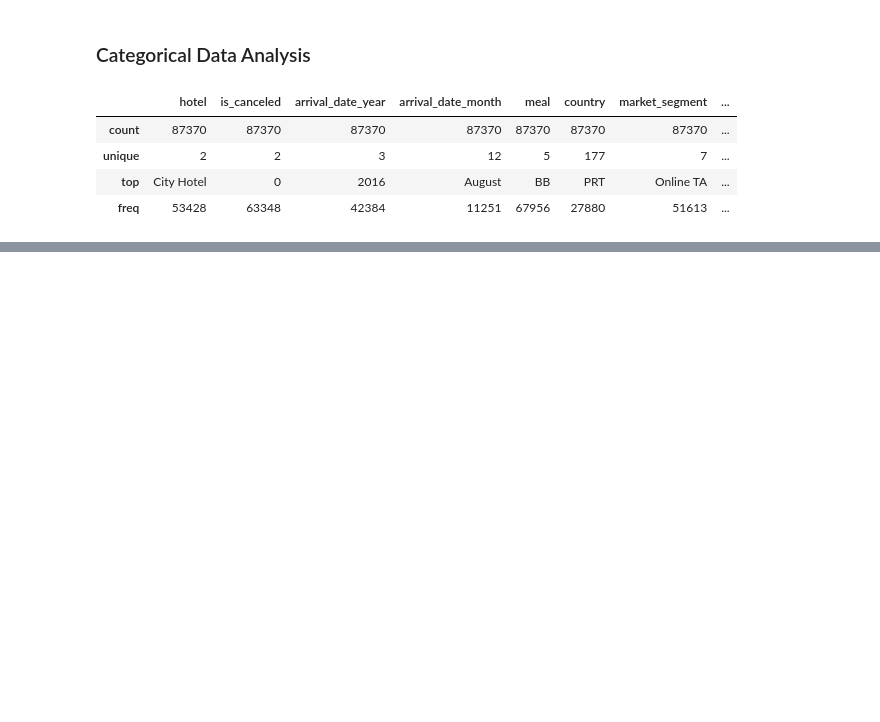
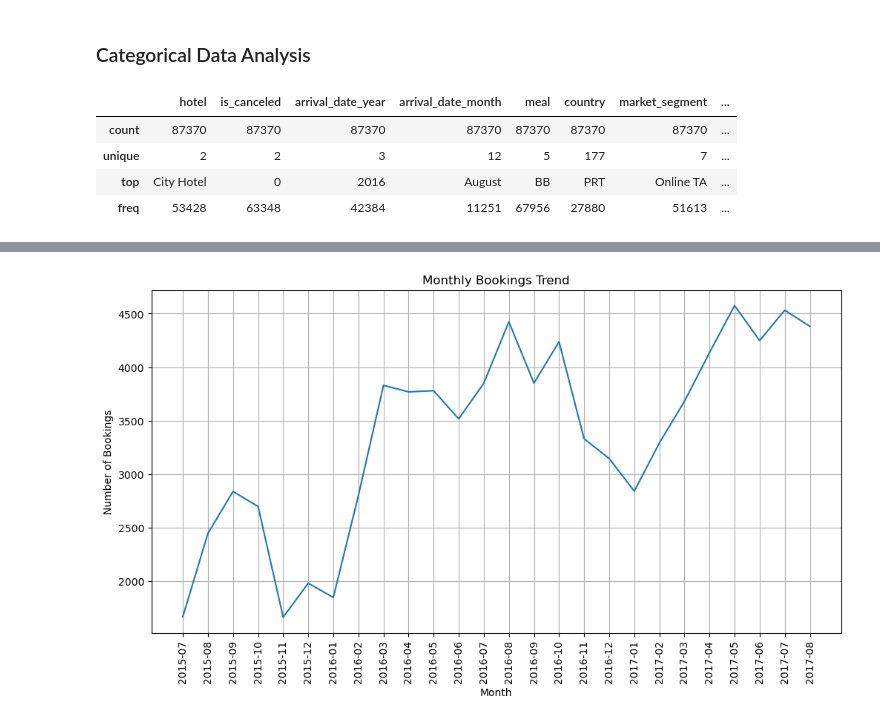
Before and after one commit to adars124/ML-practice, a Jupyter notebook: EDA-Assignment.ipynb, the cells around one changed output, grey strips where cells are left out. Cells and saved outputs as stored; diff of their text form; code cells hidden in the pictures; blank space fills up the shorter version.

```diff
--- a/EDA-Assignment.ipynb
+++ b/EDA-Assignment.ipynb
@@ -456,0 +620,18 @@ le = LabelEncoder()
+# %%
+# Group by year and month to see the number of bookings
+monthly_bookings = new_df.groupby(new_df['arrival_date'].dt.to_period('M')).size()
+
+# Convert movie bookings to a dataframe
+monthly_bookings = monthly_bookings.to_frame(name='bookings').reset_index()
+# %%
+# Plot the monthly bookings
+plt.figure(figsize=(12, 6))
+plt.plot(monthly_bookings['arrival_date'].astype(str), monthly_bookings['bookings'])
+plt.xlabel('Month')
+plt.ylabel('Number of Bookings')
+plt.title('Monthly Bookings Trend')
+plt.xticks(rotation=90)
+plt.grid(True)
+plt.show()
+# %% [output]
+[figure, added]
```
Also changed, not shown: parts of 24 cells of this notebook.
